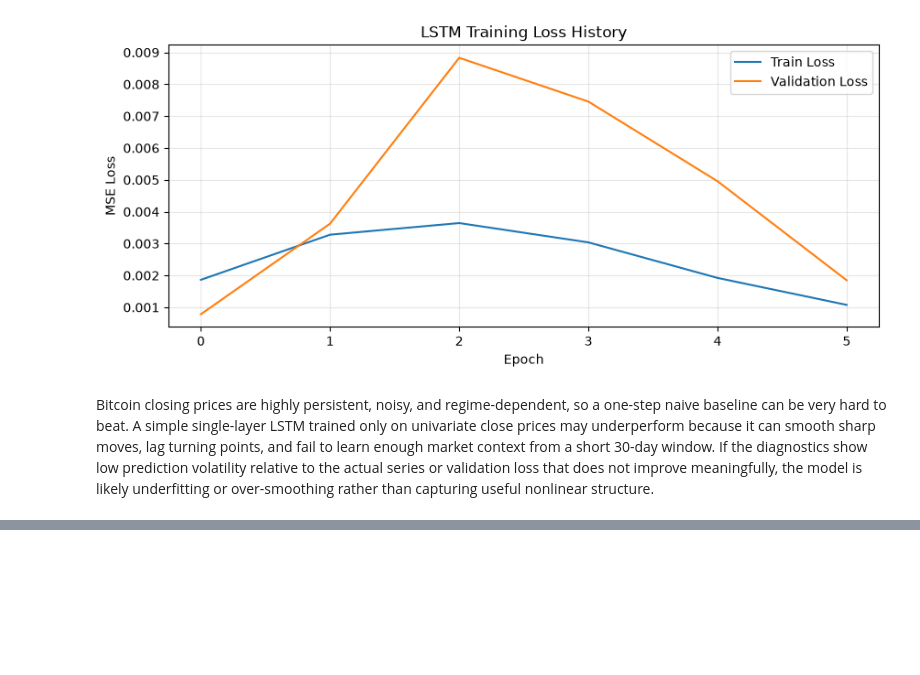
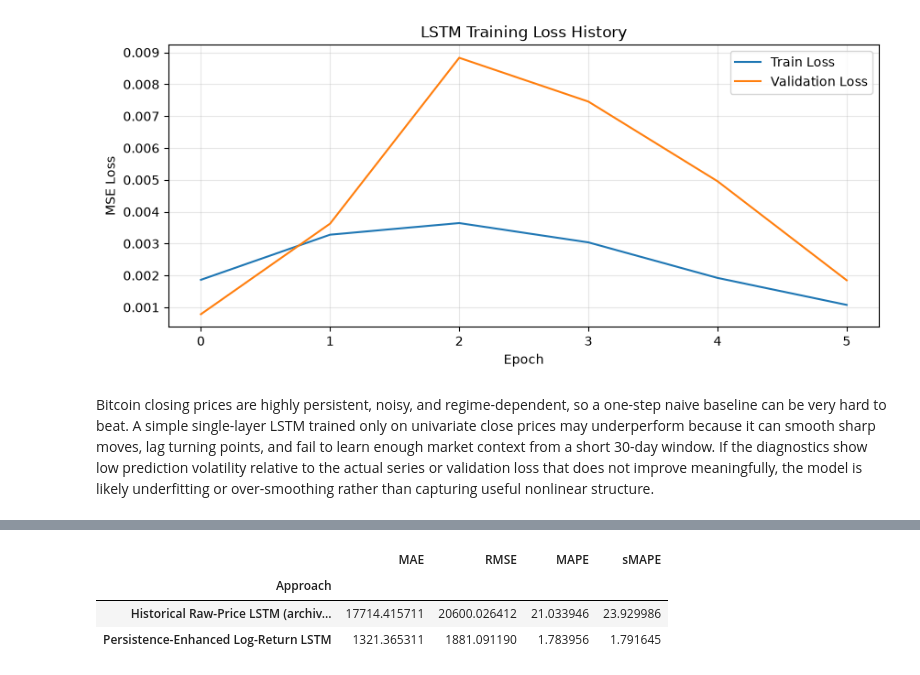
Before and after one commit to mdsoadsolaiman/Time-Series-Foundation-Models, a Jupyter notebook: notebooks/03_Deep_Learning_LSTM.ipynb, the cells around one changed output, grey strips where cells are left out. Cells and saved outputs as stored; diff of their text form; code cells hidden in the pictures; blank space fills up the shorter version.

```diff
--- a/notebooks/03_Deep_Learning_LSTM.ipynb
+++ b/notebooks/03_Deep_Learning_LSTM.ipynb
@@ -8,14 +8,17 @@
 # %%
 from pathlib import Path
+import os
 import sys
+import warnings
 
 import matplotlib.pyplot as plt
 import numpy as np
 import pandas as pd
+os.environ["TF_ENABLE_ONEDNN_OPTS"] = "0"
 import tensorflow as tf
 from sklearn.preprocessing import MinMaxScaler
 from tensorflow.keras.callbacks import EarlyStopping
-from tensorflow.keras.layers import Dense, LSTM
+from tensorflow.keras.layers import Dense, Input, LSTM
 from tensorflow.keras.models import Sequential
 
 PROJECT_ROOT = Path.cwd().parent if Path.cwd().name == "notebooks" else Path.cwd()
@@ -26,8 +29,12 @@ from src.preprocessing import prepare_daily_bitcoin_data
 from src.metrics import mae, rmse, mape, smape, forecast_metric_row as evaluate_forecast
 from src.sequences import create_sequences
 
-tf.random.set_seed(42)
-np.random.seed(42)
+warnings.filterwarnings("ignore")
+tf.config.threading.set_intra_op_parallelism_threads(1)
+tf.config.threading.set_inter_op_parallelism_threads(1)
+tf.keras.utils.set_random_seed(42)
+tf.config.experimental.enable_op_determinism()
+pd.set_option("display.float_format", "{:.6f}".format)
 # %% [markdown]
 ## 2. Load Dataset
 # %%
@@ -322,0 +334,16 @@ Bitcoin closing prices are highly persistent, noisy, and regime-dependent, so a
+# %%
+def create_sequences_with_map(values, index, lookback):
+    X, y, rows = [], [], []
+    for i in range(lookback, len(values)):
+        X.append(values[i - lookback : i])
+        y.append(values[i])
+        rows.append(
+            {
+                "input_window_start": index[i - lookback],
+                "input_window_end": index[i - 1],
+                "target_date": index[i],
+                "last_input_value": float(values[i - 1, 0]),
+                "target_value": float(values[i, 0]),
+            }
+        )
+    return np.array(X), np.array(y), pd.DataFrame(rows)
@@ -322,0 +425,14 @@ Bitcoin closing prices are highly persistent, noisy, and regime-dependent, so a
+# %%
+historical_raw_price_metrics = {"MAE": 17714.415711, "RMSE": 20600.026412, "MAPE": 21.033946, "sMAPE": 23.929986}
+lstm_before_after = pd.DataFrame(
+    [
+        {"Approach": "Historical Raw-Price LSTM (archived run)", **historical_raw_price_metrics},
+        {"Approach": "Persistence-Enhanced Log-Return LSTM", **evaluate_forecast(y_test, persistence_enhanced_lstm)},
+    ]
+).set_index("Approach")
+lstm_before_after
+# %% [output]
+|  | MAE | RMSE | MAPE | sMAPE |
+| Approach |  |  |  |  |
+| Historical Raw-Price LSTM (archiv... | 17714.415711 | 20600.026412 | 21.033946 | 23.929986 |
+| Persistence-Enhanced Log-Return LSTM | 1321.365311 | 1881.091190 | 1.783956 | 1.791645 |
```
Also changed, not shown: parts of 11 cells of this notebook.
